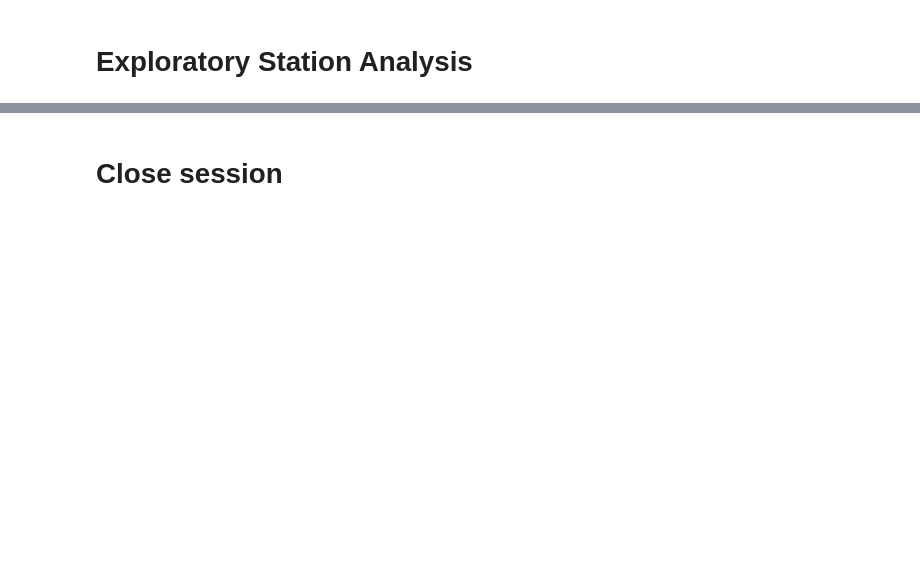
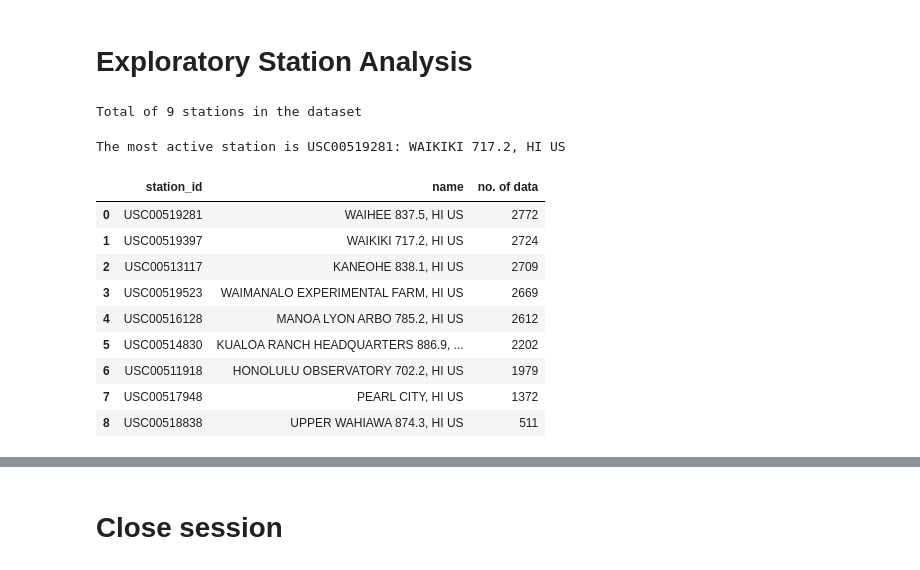
Before and after one commit to 2Delta/sqlalchemy-challenge, a Jupyter notebook: climate_starter.ipynb, the cells around one changed output, grey strips where cells are left out. Saved outputs shown, nothing was run; the diff lists cells and outputs as text; code cells hidden in the pictures; blank space fills up the shorter version.

```diff
--- a/climate_starter.ipynb
+++ b/climate_starter.ipynb
@@ -76,28 +90,40 @@ prcp_st_summary
 # Exploratory Station Analysis
 # %%
 # Design a query to calculate the total number stations in the dataset
-no_station = session.query(Measurement.station).distinct().count()
-print(f'There are {no_station} stations available in this dataset')
+station_query = session.query(measurement.station).distinct().count()
+print(f'Total of {station_query} stations in the dataset')
+# %% [output]
+Total of 9 stations in the dataset
 # %%
 # Design a query to find the most active stations (i.e. what stations have the most rows?)
-most_active = session.query(Measurement.station, Station.name, func.count(Measurement.station))\
-                                .group_by(Measurement.station)\
-                                .order_by(func.count(Measurement.station).desc())\
+most_active_station_query = session.query(measurement.station, station.name, func.count(measurement.station))\
+                                .group_by(measurement.station)\
+                                .order_by(func.count(measurement.station).desc())\
                                 .first()
 
-print(f'The most active station is station id {most_active[0]}: {most_active[1]}')
+print(f'The most active station is {most_active_station_query[0]}: {most_active_station_query[1]}')
 
 # List the stations and the counts in descending order.
-active_station = session.query(Measurement.station, Station.name, func.count(Measurement.station))\
-                                .filter(Measurement.station == Station.station)\
-                                .group_by(Measurement.station)\
-                                .order_by(func.count(Measurement.station).desc())\
+active_station_query = session.query(measurement.station, station.name, func.count(measurement.station))\
+                                .filter(measurement.station == station.station)\
+                                .group_by(measurement.station)\
+                                .order_by(func.count(measurement.station).desc())\
                                 .all()
 
-# ex Save the query results as a Pandas DataFrame and set the index to the date column
-active_station_df = pd.DataFrame(active_station, columns=['station_id', 'name', 'no. of data'])
-
+active_station_df = pd.DataFrame(active_station_query, columns=['station_id', 'name', 'no. of data'])
 
 active_station_df
+# %% [output]
+The most active station is USC00519281: WAIKIKI 717.2, HI US
+|  | station_id | name | no. of data |
+| 0 | USC00519281 | WAIHEE 837.5, HI US | 2772 |
+| 1 | USC00519397 | WAIKIKI 717.2, HI US | 2724 |
+| 2 | USC00513117 | KANEOHE 838.1, HI US | 2709 |
+| 3 | USC00519523 | WAIMANALO EXPERIMENTAL FARM, HI US | 2669 |
+| 4 | USC00516128 | MANOA LYON ARBO 785.2, HI US | 2612 |
+| 5 | USC00514830 | KUALOA RANCH HEADQUARTERS 886.9, ... | 2202 |
+| 6 | USC00511918 | HONOLULU OBSERVATORY 702.2, HI US | 1979 |
+| 7 | USC00517948 | PEARL CITY, HI US | 1372 |
+| 8 | USC00518838 | UPPER WAHIAWA 874.3, HI US | 511 |
 # %%
 # Using the most active station id from the previous query, calculate the lowest, highest, and average temperature.
```
Also changed, not shown: parts of 4 cells of this notebook.
